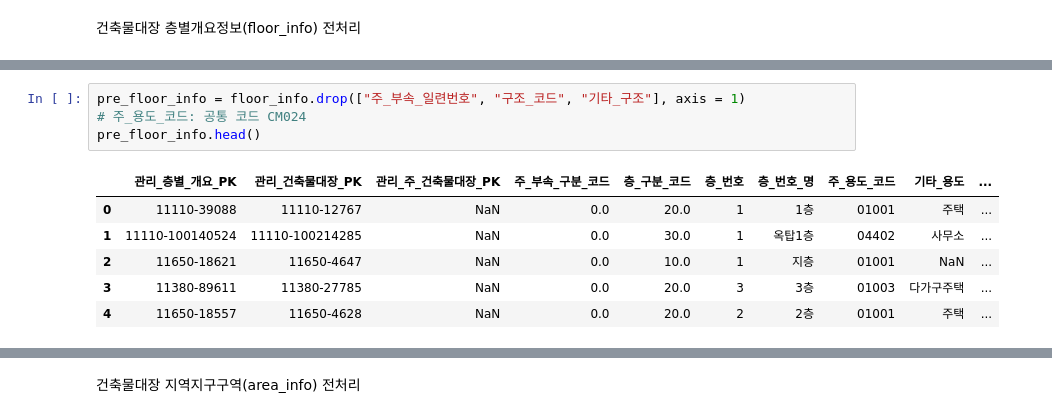
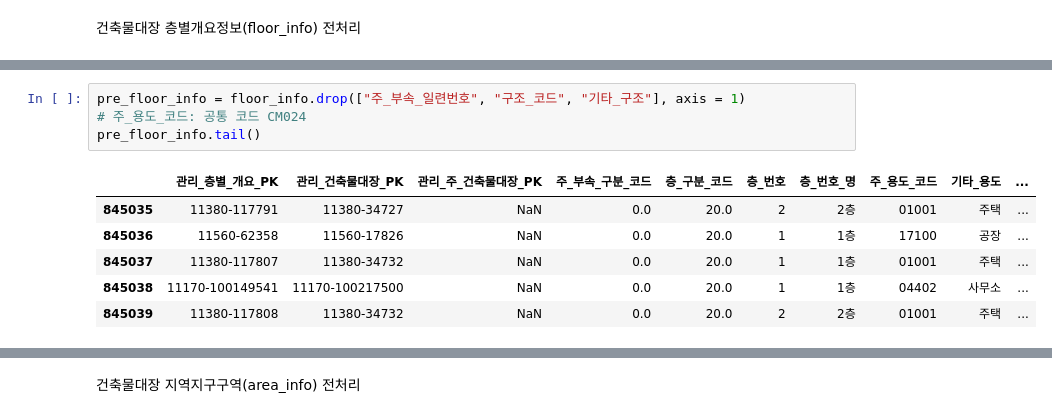
Before and after one commit to Capstone-4/BuildingPre, a Jupyter notebook: building.ipynb, the cells around one changed output, grey strips where cells are left out. Drawn from its saved outputs; the diff is of its cells as text.

```diff
--- a/building.ipynb
+++ b/building.ipynb
@@ -150,11 +306,11 @@ floor_info.head()
 # %%
 pre_floor_info = floor_info.drop(["주_부속_일련번호", "구조_코드", "기타_구조"], axis = 1)
 # 주_용도_코드: 공통 코드 CM024
-pre_floor_info.head()
+pre_floor_info.tail()
 # %% [output]
 |  | 관리_층별_개요_PK | 관리_건축물대장_PK | 관리_주_건축물대장_PK | 주_부속_구분_코드 | 층_구분_코드 | 층_번호 | 층_번호_명 | 주_용도_코드 | 기타_용도 | ... |
-| 0 | 11110-39088 | 11110-12767 | NaN | 0.0 | 20.0 | 1 | 1층 | 01001 | 주택 | ... |
-| 1 | 11110-100140524 | 11110-100214285 | NaN | 0.0 | 30.0 | 1 | 옥탑1층 | 04402 | 사무소 | ... |
-| 2 | 11650-18621 | 11650-4647 | NaN | 0.0 | 10.0 | 1 | 지층 | 01001 | NaN | ... |
-| 3 | 11380-89611 | 11380-27785 | NaN | 0.0 | 20.0 | 3 | 3층 | 01003 | 다가구주택 | ... |
-| 4 | 11650-18557 | 11650-4628 | NaN | 0.0 | 20.0 | 2 | 2층 | 01001 | 주택 | ... |
+| 845035 | 11380-117791 | 11380-34727 | NaN | 0.0 | 20.0 | 2 | 2층 | 01001 | 주택 | ... |
+| 845036 | 11560-62358 | 11560-17826 | NaN | 0.0 | 20.0 | 1 | 1층 | 17100 | 공장 | ... |
+| 845037 | 11380-117807 | 11380-34732 | NaN | 0.0 | 20.0 | 1 | 1층 | 01001 | 주택 | ... |
+| 845038 | 11170-100149541 | 11170-100217500 | NaN | 0.0 | 20.0 | 1 | 1층 | 04402 | 사무소 | ... |
+| 845039 | 11380-117808 | 11380-34732 | NaN | 0.0 | 20.0 | 2 | 2층 | 01001 | 주택 | ... |
```
Also changed, not shown: parts of 32 cells of this notebook.
